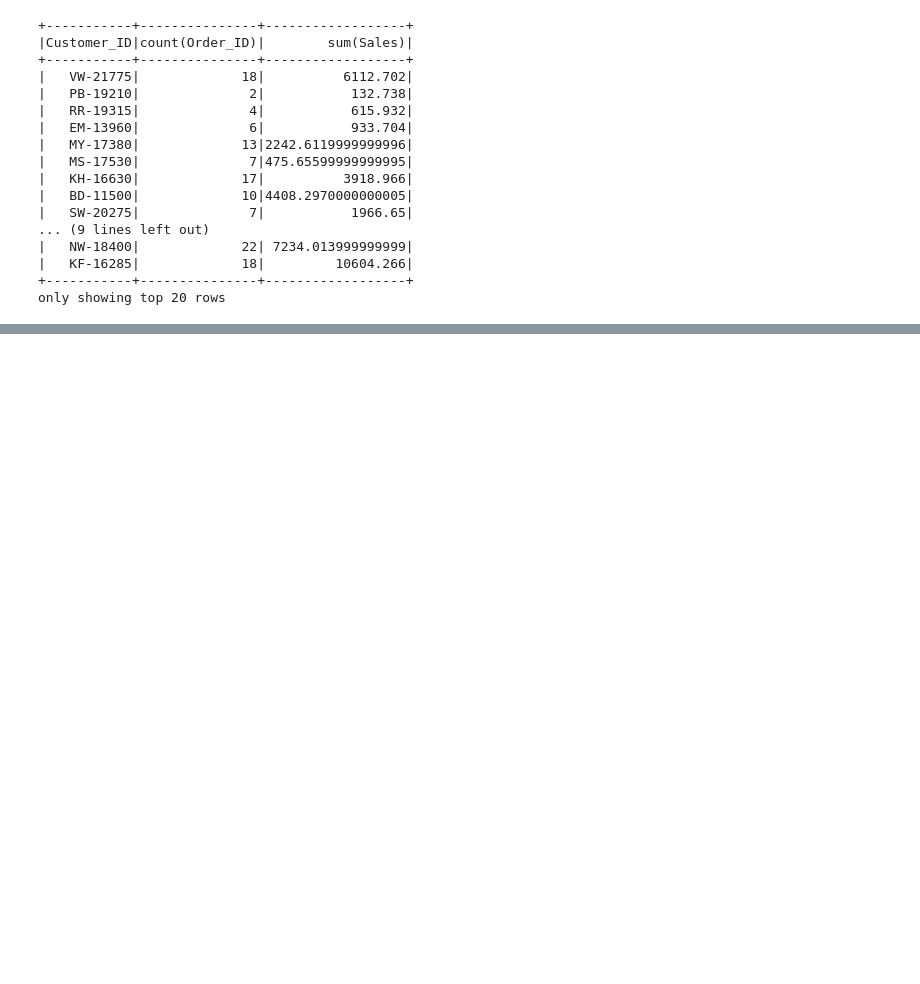
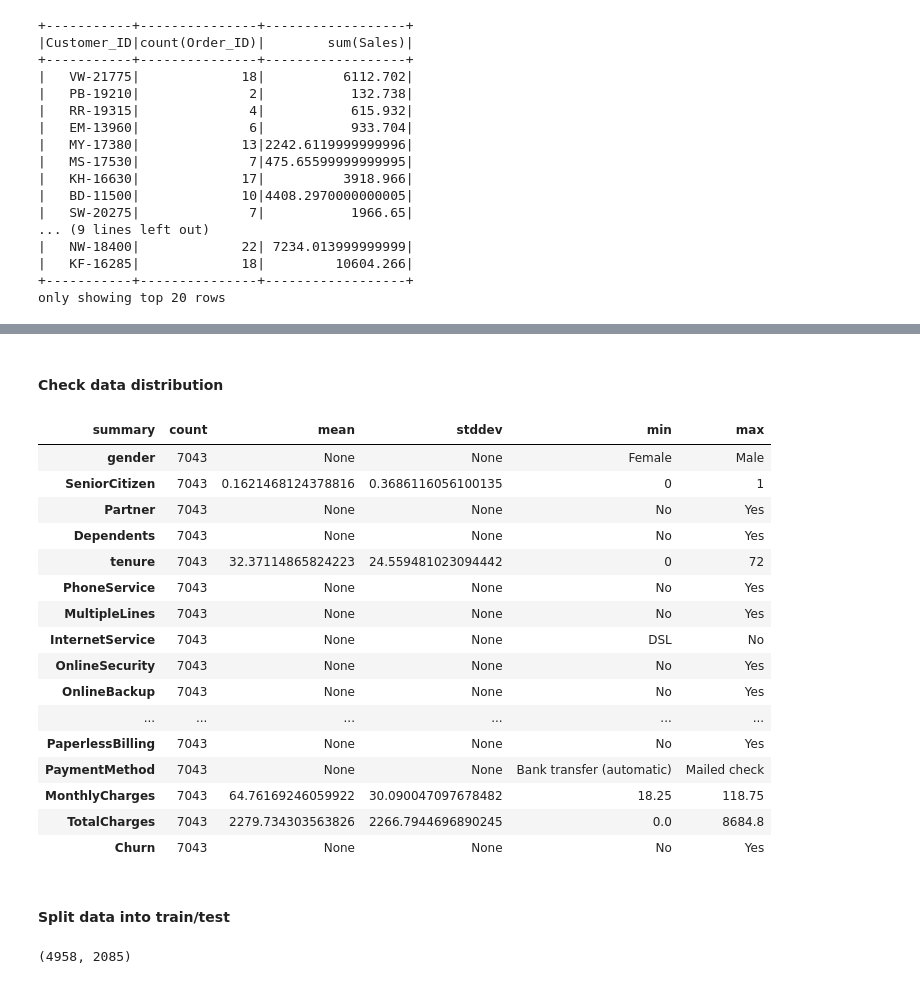
Before and after one commit to ppkgtmm/big-data, a Jupyter notebook: Lecture 7 - Spark Data Operation and Machine Learning/Spark_Operation_and_Machine_Learning.ipynb, the cells around one changed output, grey strips where cells are left out. Saved outputs shown, nothing was run; the diff lists cells and outputs as text; code cells hidden in the pictures; blank space fills up the shorter version.

```diff
--- a/Lecture 7 - Spark Data Operation and Machine Learning/Spark_Operation_and_Machine_Learning.ipynb
+++ b/Lecture 7 - Spark Data Operation and Machine Learning/Spark_Operation_and_Machine_Learning.ipynb
@@ -381,0 +395,9 @@ only showing top 20 rows
+# %%
+df = (
+    spark
+    .read
+    .option('header', True)
+    .option('inferSchema', True)
+    .csv('telco.csv')
+)
+df.limit(5).toPandas()
@@ -381,0 +414,3 @@ only showing top 20 rows
+# %%
+df = df.drop('customerID')
+df.printSchema()
@@ -381,0 +435,22 @@ only showing top 20 rows
+# %% [markdown]
+#### Check data distribution
+# %%
+df.describe().toPandas().set_index('summary').T
+# %% [output]
+| summary | count | mean | stddev | min | max |
+| gender | 7043 | None | None | Female | Male |
+| SeniorCitizen | 7043 | 0.1621468124378816 | 0.3686116056100135 | 0 | 1 |
+| Partner | 7043 | None | None | No | Yes |
+| Dependents | 7043 | None | None | No | Yes |
+| tenure | 7043 | 32.37114865824223 | 24.559481023094442 | 0 | 72 |
+| PhoneService | 7043 | None | None | No | Yes |
+| MultipleLines | 7043 | None | None | No | Yes |
+| InternetService | 7043 | None | None | DSL | No |
+| OnlineSecurity | 7043 | None | None | No | Yes |
+| OnlineBackup | 7043 | None | None | No | Yes |
+| ... | ... | ... | ... | ... | ... |
+| PaperlessBilling | 7043 | None | None | No | Yes |
+| PaymentMethod | 7043 | None | None | Bank transfer (automatic) | Mailed check |
+| MonthlyCharges | 7043 | 64.76169246059922 | 30.090047097678482 | 18.25 | 118.75 |
+| TotalCharges | 7043 | 2279.734303563826 | 2266.7944696890245 | 0.0 | 8684.8 |
+| Churn | 7043 | None | None | No | Yes |
@@ -381,0 +460,7 @@ only showing top 20 rows
+# %% [markdown]
+#### Split data into train/test
+# %%
+(trainset, testset) = df.randomSplit([0.7, 0.3], seed=11)
+trainset.count(), testset.count()
+# %% [output]
+(4958, 2085)
```
Also changed, not shown: parts of 64 cells of this notebook.
